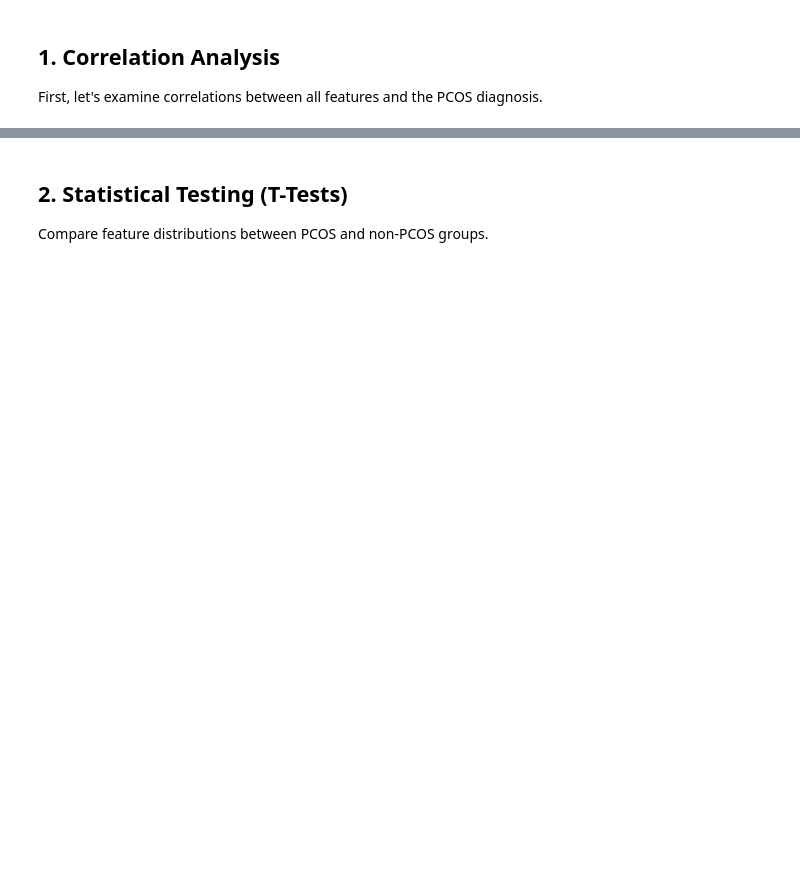
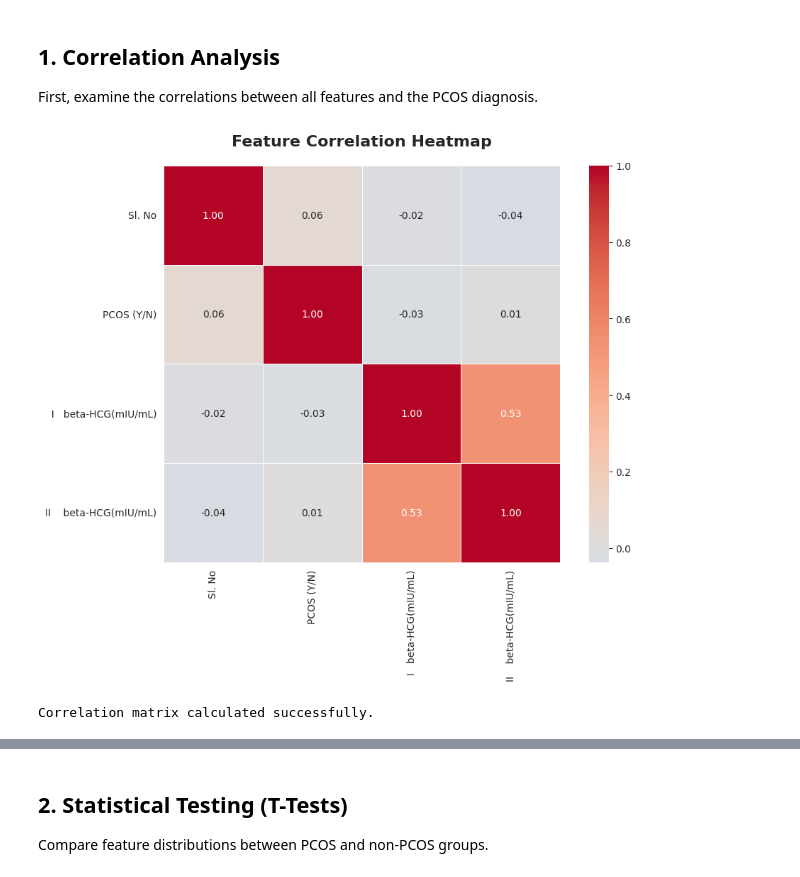
Before and after one commit to candpixie/pcos-informatics, a Jupyter notebook: notebook/02_feature_correlation_selection.ipynb, the cells around one changed output, grey strips where cells are left out. Cells and saved outputs as stored; diff of their text form; code cells hidden in the pictures; blank space fills up the shorter version.

```diff
--- a/notebook/02_feature_correlation_selection.ipynb
+++ b/notebook/02_feature_correlation_selection.ipynb
@@ -29,6 +27,9 @@ plt.rcParams['figure.figsize'] = (12, 8)
 # %%
 # Load data from GitHub
 df = pd.read_csv("https://raw.githubusercontent.com/candpixie/pcos-informatics/main/data/PCOS_infertility.csv")
+#Remove ID columns (they're not real features)
+df = df.drop(['SI. No', 'Patient File No.'], axis=1, errors='ignore')
+print(f"Cleaned dataset shape: {df.shape}")
 
 print(f"Dataset shape: {df.shape}")
 print(f"\nColumns: {df.columns.tolist()}")
@@ -36,25 +48,30 @@ df.head()
 # %% [markdown]
 ## 1. Correlation Analysis
 
-First, let's examine correlations between all features and the PCOS diagnosis.
+First, examine the correlations between all features and the PCOS diagnosis.
 # %%
-# Calculate correlation matrix
-correlation_matrix = df.corr()
+# Calculate correlation matrix for
+numeric_cols = df.select_dtypes(include=[np.number]).columns
+df_numeric = df[numeric_cols]
+correlation_matrix = df_numeric.corr()
 
 # Create correlation heatmap
 plt.figure(figsize=(10, 8))
 sns.heatmap(correlation_matrix,
             annot=True,
             cmap='coolwarm',
             center=0,
             fmt='.2f',
             square=True,
             linewidths=0.5)
 plt.title('Feature Correlation Heatmap', fontsize=16, fontweight='bold', pad=20)
 plt.tight_layout()
 plt.show()
 
 print("\nCorrelation matrix calculated successfully.")
+# %% [output]
+[figure, added]
+Correlation matrix calculated successfully.
 # %%
 # Find the target column name (might be 'PCOS (Y/N)' or similar)
 # Let's check what columns we have
```
Also changed, not shown: parts of 10 cells of this notebook.
